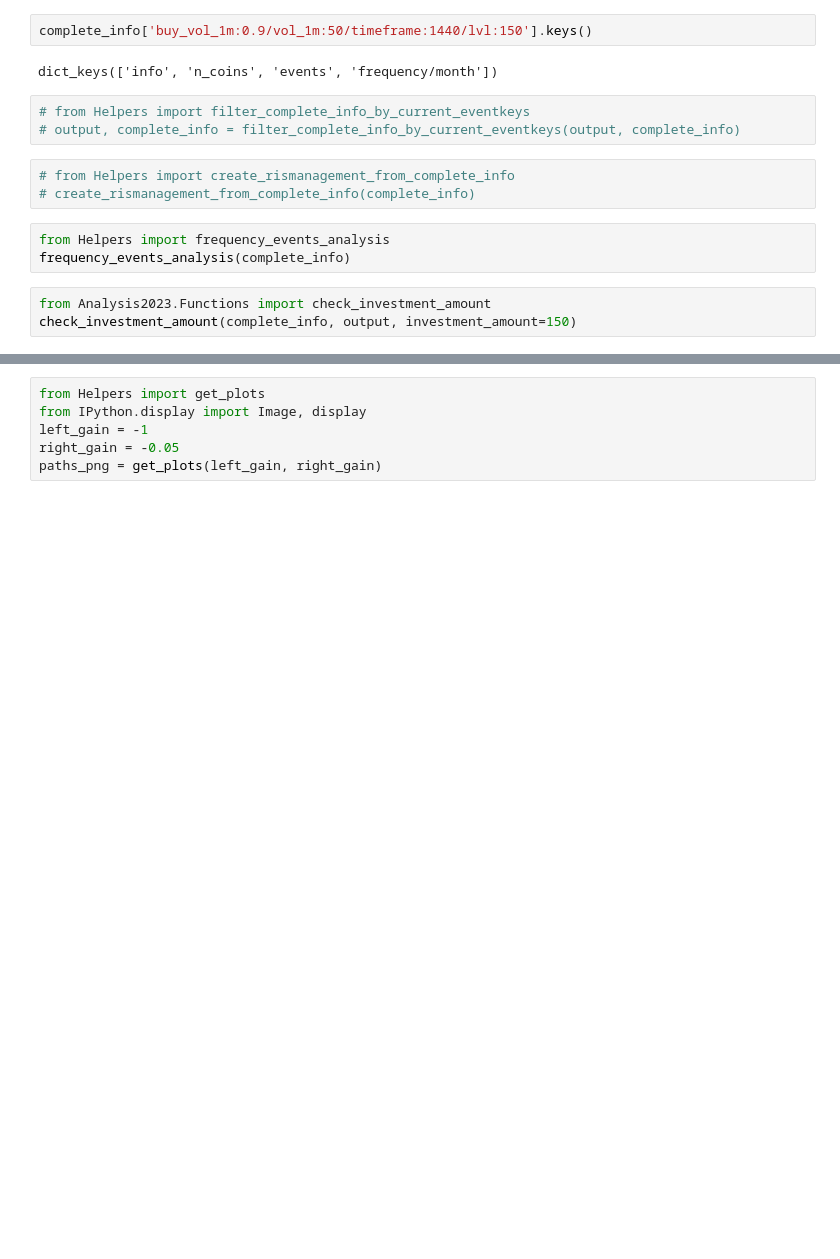
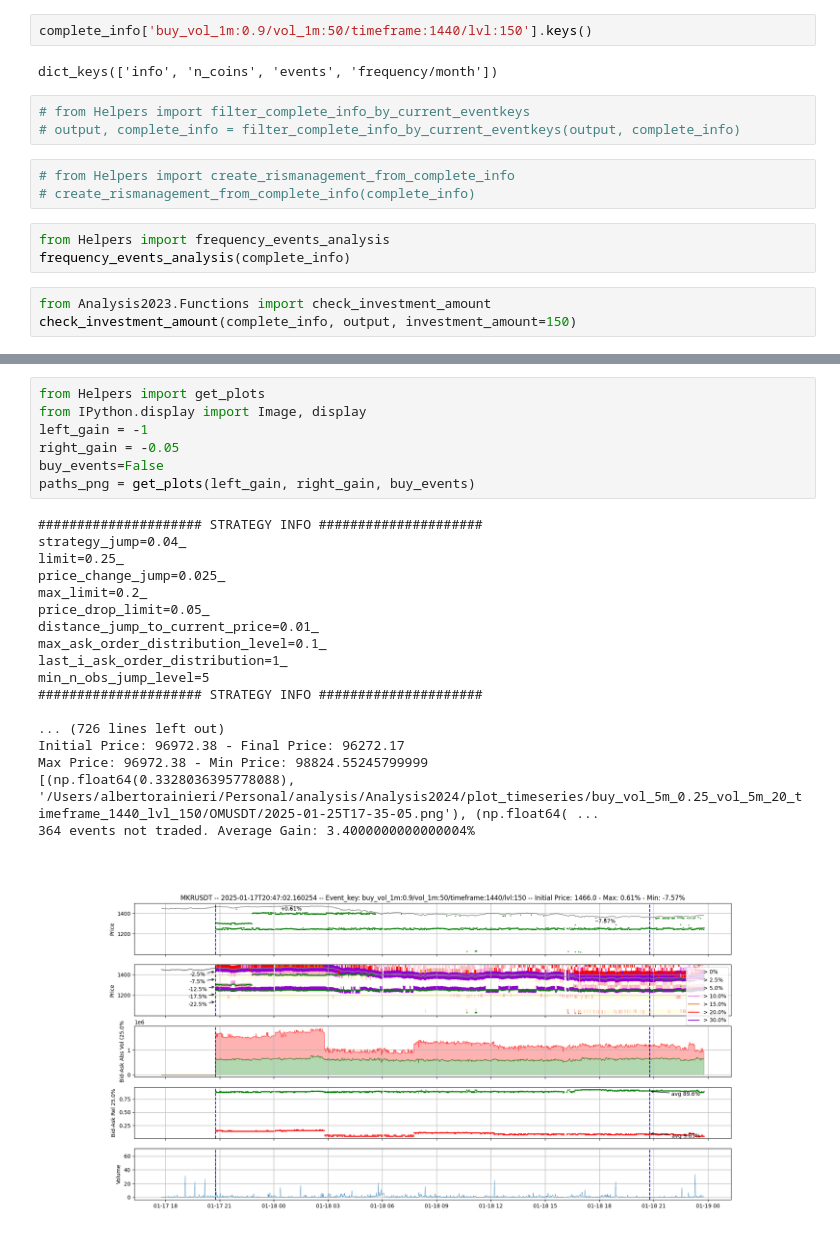
Before and after one commit to albertoRainieri/Crypto_Trading_System, a Jupyter notebook: analysis/Analysis2024/Analysis_official.ipynb, the cells around one changed output, grey strips where cells are left out. Saved outputs shown, nothing was run; the diff lists cells and outputs as text; blank space fills up the shorter version.

Commit message:
analysis upgrade

```diff
--- a/analysis/Analysis2024/Analysis_official.ipynb
+++ b/analysis/Analysis2024/Analysis_official.ipynb
@@ -217,6 +263,26 @@ n_events
 # %%
 from Helpers import get_plots
 from IPython.display import Image, display
 left_gain = -1
 right_gain = -0.05
-paths_png = get_plots(left_gain, right_gain)
+buy_events=False
+paths_png = get_plots(left_gain, right_gain, buy_events)
+# %% [output]
+##################### STRATEGY INFO #####################
+strategy_jump=0.04_
+limit=0.25_
+price_change_jump=0.025_
+max_limit=0.2_
+price_drop_limit=0.05_
+distance_jump_to_current_price=0.01_
+max_ask_order_distribution_level=0.1_
+last_i_ask_order_distribution=1_
+min_n_obs_jump_level=5
+##################### STRATEGY INFO #####################
+
+... (726 lines left out)
+Initial Price: 96972.38 - Final Price: 96272.17
+Max Price: 96972.38 - Min Price: 98824.55245799999
+[(np.float64(0.3328036395778088), '/Users/albertorainieri/Personal/analysis/Analysis2024/plot_timeseries/buy_vol_5m_0.25_vol_5m_20_timeframe_1440_lvl_150/OMUSDT/2025-01-25T17-35-05.png'), (np.float64( ...
+364 events not traded. Average Gain: 3.4000000000000004%
+[figure, added]
```
Also changed, not shown: parts of 7 cells of this notebook, 1 other file.
